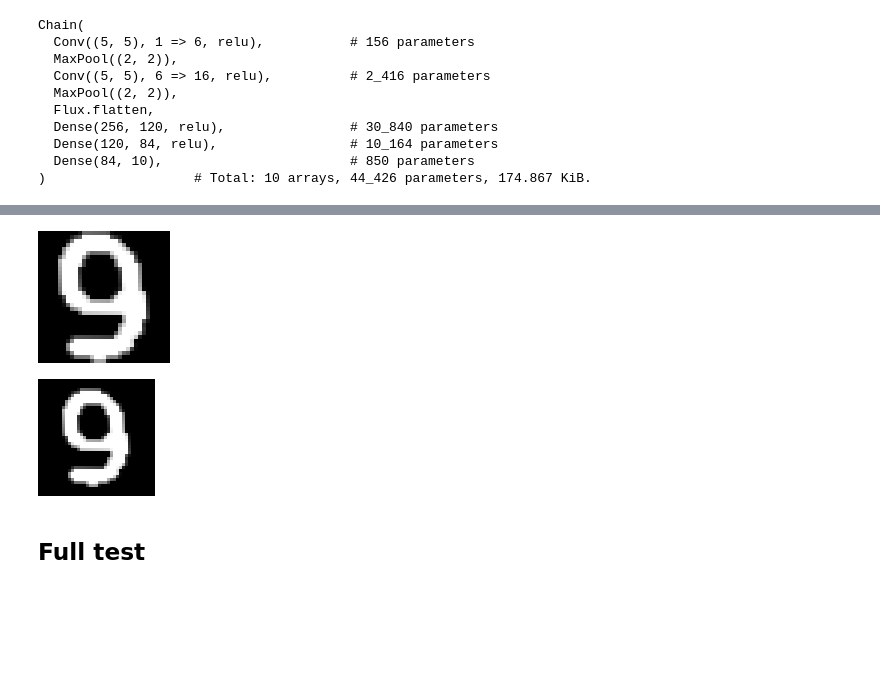
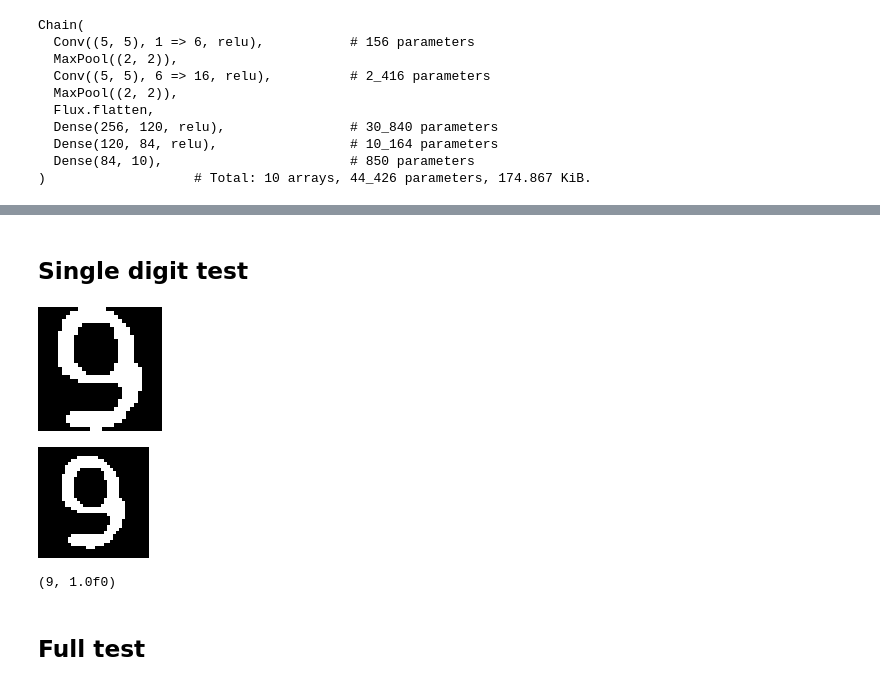
Before and after one commit to LiorSinai/SudokuReader-Julia, a Jupyter notebook: DigitDetector.ipynb, the cells around one changed output, grey strips where cells are left out. Cells and saved outputs as stored; diff of their text form; code cells hidden in the pictures; blank space fills up the shorter version.

Commit message:
made the repo more user friendly: (1) added a lot to the readme (2) cleaned up the notebooks (3) new images (4) removed redundant functions (5) train_recogniser uses LeNet5 as default

```diff
--- a/DigitDetector.ipynb
+++ b/DigitDetector.ipynb
@@ -141,29 +147,37 @@ for i in 1:9
     end
 end
 canvas
+# %% [markdown]
+## Single digit test
 # %%
+height, width = size(warped)
+step_i = Int(ceil(height / 9))
+step_j = Int(ceil(width / 9))
+
 k = 3
 RoI = warped[1:step_i, ((k-1)*step_j):(k*step_j)]
 centre, digit = extract_digit(RoI)
 digit
 # %% [output]
-[figure, old version]
+[figure, new version]
 # %%
 height, width = size(digit)
 pad = floor(Int, 0.1 * max(height, width))
-imnew = zeros(Float32, (h + 2pad, w+2pad))
+imnew = zeros(Float32, (height + 2pad, width +2pad))
 imnew[(pad + 1):(pad + height), (pad + 1):(pad + width)] = digit
 Gray.(imnew)
 # %% [output]
-[figure, old version]
+[figure, new version]
 # %%
 digit_ = imresize(digit, (28, 28))
-x = batch([unsqueeze(Float32.(digit_), 3)])
+x = Flux.batch([Flux.unsqueeze(Float32.(digit_), 3)])
 logits = model(x)
 probabilites = softmax(logits)
 idx = argmax(probabilites)
 ŷ = idx[1] - 1
 ŷ, probabilites[idx]
+# %% [output]
+(9, 1.0f0)
 # %% [markdown]
 ## Full test
 # %%
```
Also changed, not shown: parts of 4 cells of this notebook, 10 other files.
